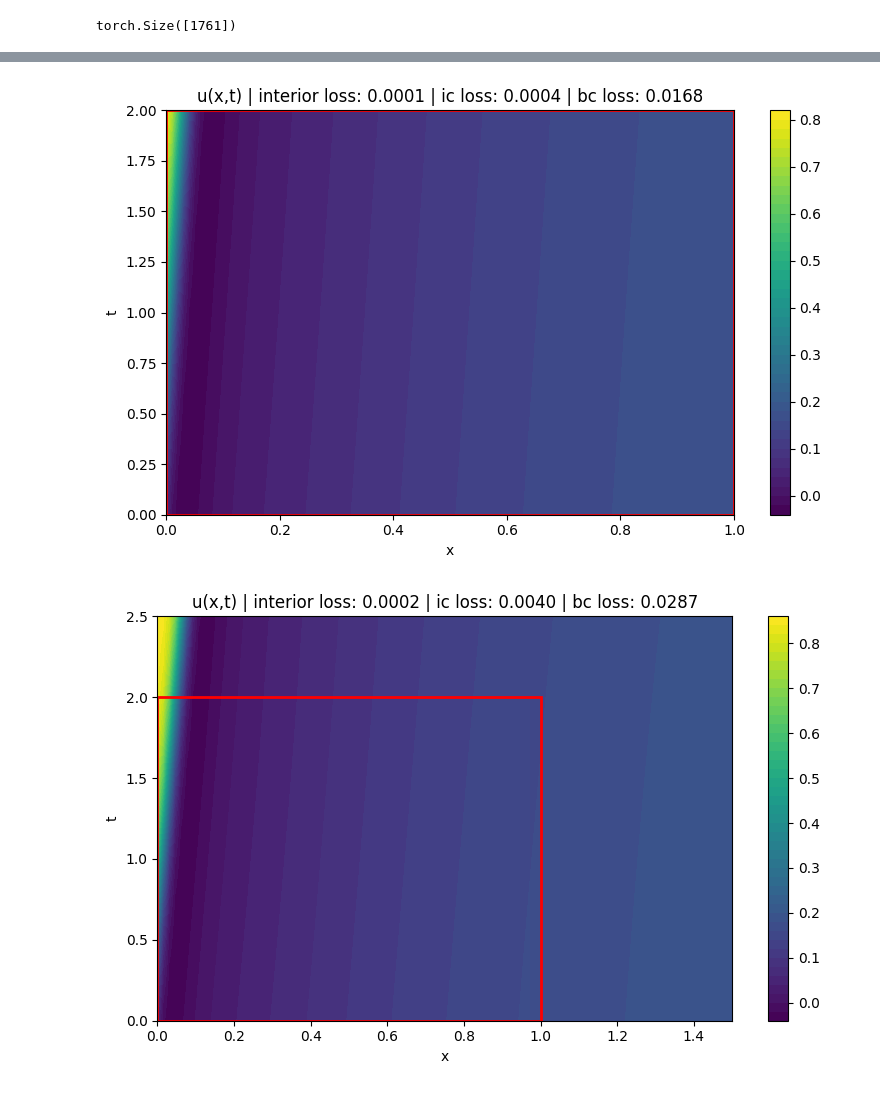
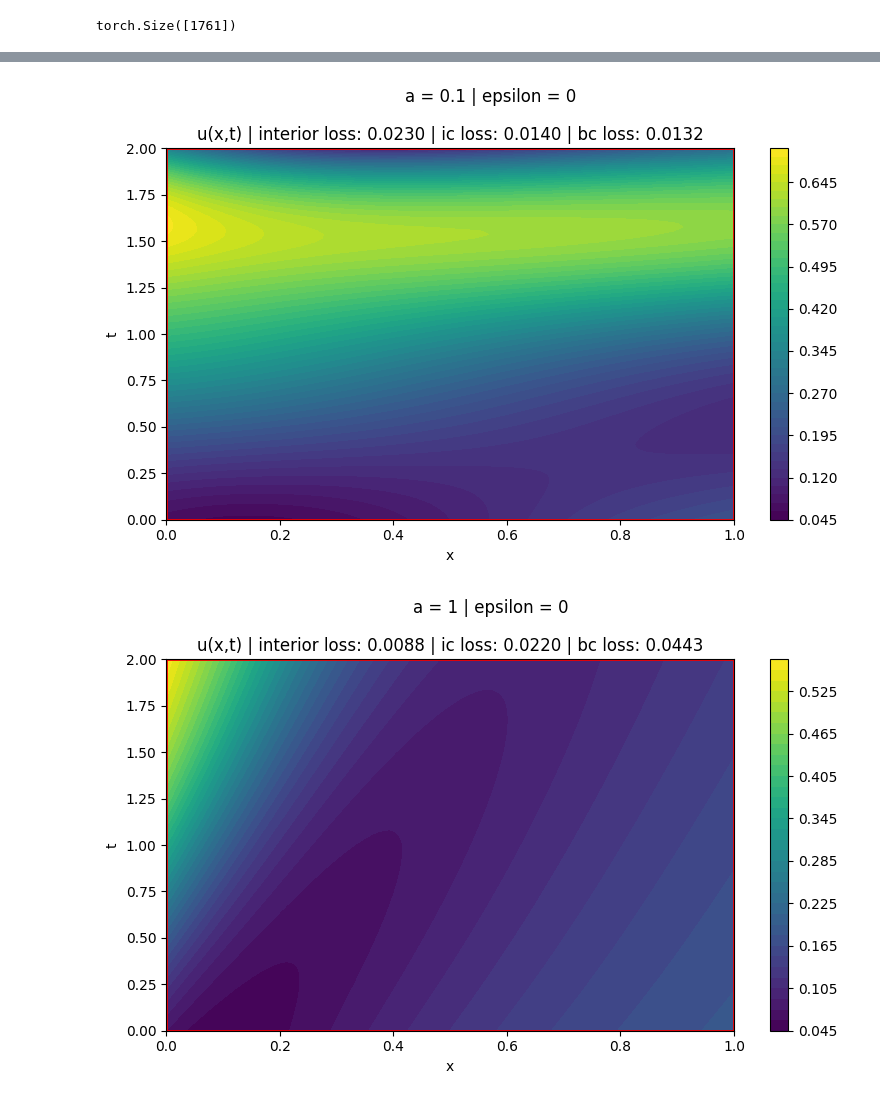
Before and after one commit to Mafaz03/Deep-Learning-in-Mechanics, a Jupyter notebook: advection-diffusion.ipynb, the cells around one changed output, grey strips where cells are left out. Saved outputs shown, nothing was run; the diff lists cells and outputs as text; code cells hidden in the pictures.

```diff
--- a/advection-diffusion.ipynb
+++ b/advection-diffusion.ipynb
@@ -331,27 +358,40 @@ plot_gradients_and_losses(w_g_grad_tracker, w_g_residue_tracker, w_g_lambda_trac
 # %%
 inference(domain = domain,
-          u_model = u_predictor_model,
+          u_model = u_predictor_model_a_01,
           f = f, g = g,
-          a = a,
-          epsilon = epsilon)
+          a = a[0],
+          epsilon = epsilon, title = f"a = {a[0]} | epsilon = 0")
 
-inference(domain = torch.tensor([[0, 1.5], [0, 2.5]]),
-          u_model = u_predictor_model,
+inference(domain = domain,
+          u_model = u_predictor_model_a_1,
           f = f, g = g,
-          a = a,
-          epsilon = epsilon)
+          a = a[1],
+          epsilon = epsilon, title = f"a = {a[1]} | epsilon = 0")
 
-inference(domain = torch.tensor([[0, 2], [0, 3]]),
-          u_model = u_predictor_model,
+inference(domain = domain,
+          u_model = u_predictor_model_a_10,
           f = f, g = g,
-          a = a,
-          epsilon = epsilon)
+          a = a[2],
+          epsilon = epsilon, title = f"a = {a[2]} | epsilon = 0")
 
-inference(domain = torch.tensor([[-2, 2], [0, 3]]),
-          u_model = u_predictor_model,
-          f = f, g = g,
-          a = a,
-          epsilon = epsilon)
+
+# inference(domain = torch.tensor([[0, 1.5], [0, 2.5]]),
+#           u_model = u_predictor_model,
+#           f = f, g = g,
+#           a = a,
+#           epsilon = epsilon)
+
+# inference(domain = torch.tensor([[0, 2], [0, 3]]),
+#           u_model = u_predictor_model,
+#           f = f, g = g,
+#           a = a,
+#           epsilon = epsilon)
+
+# inference(domain = torch.tensor([[-2, 2], [0, 3]]),
+#           u_model = u_predictor_model,
+#           f = f, g = g,
+#           a = a,
+#           epsilon = epsilon)
 # %% [output]
-[figure, old version]
+[figure, new version]
-[figure, old version]
+[figure, new version]
```
Also changed, not shown: parts of 12 cells of this notebook, 3 other files.
